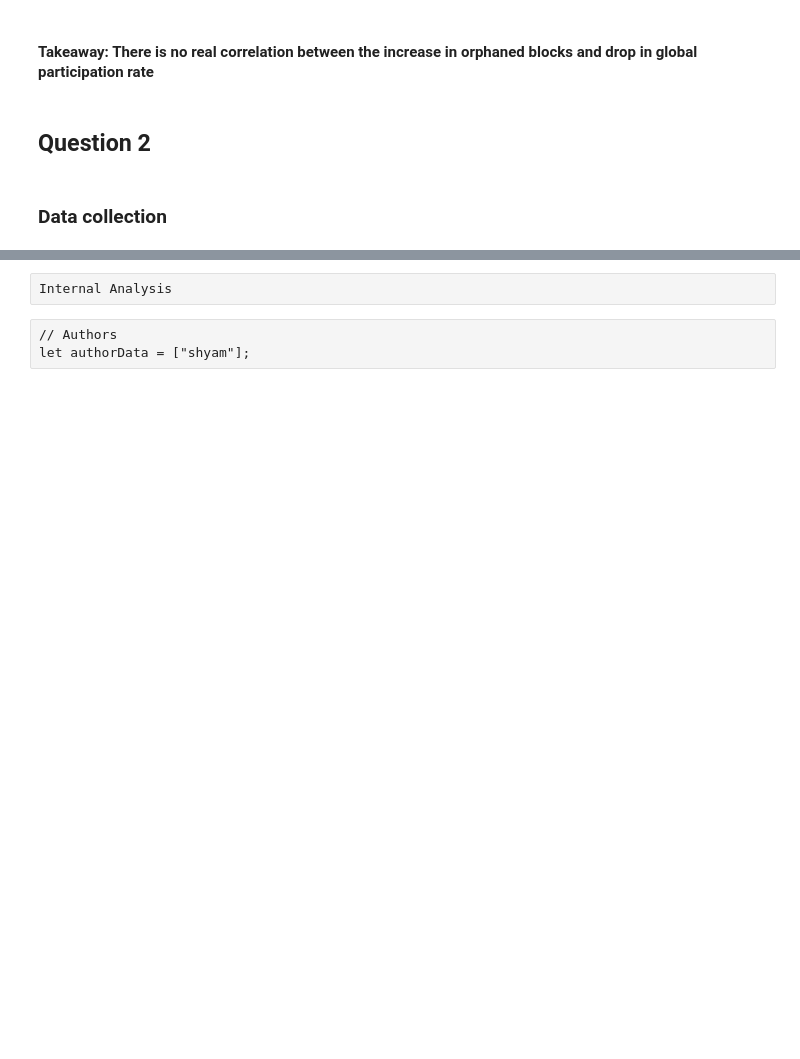
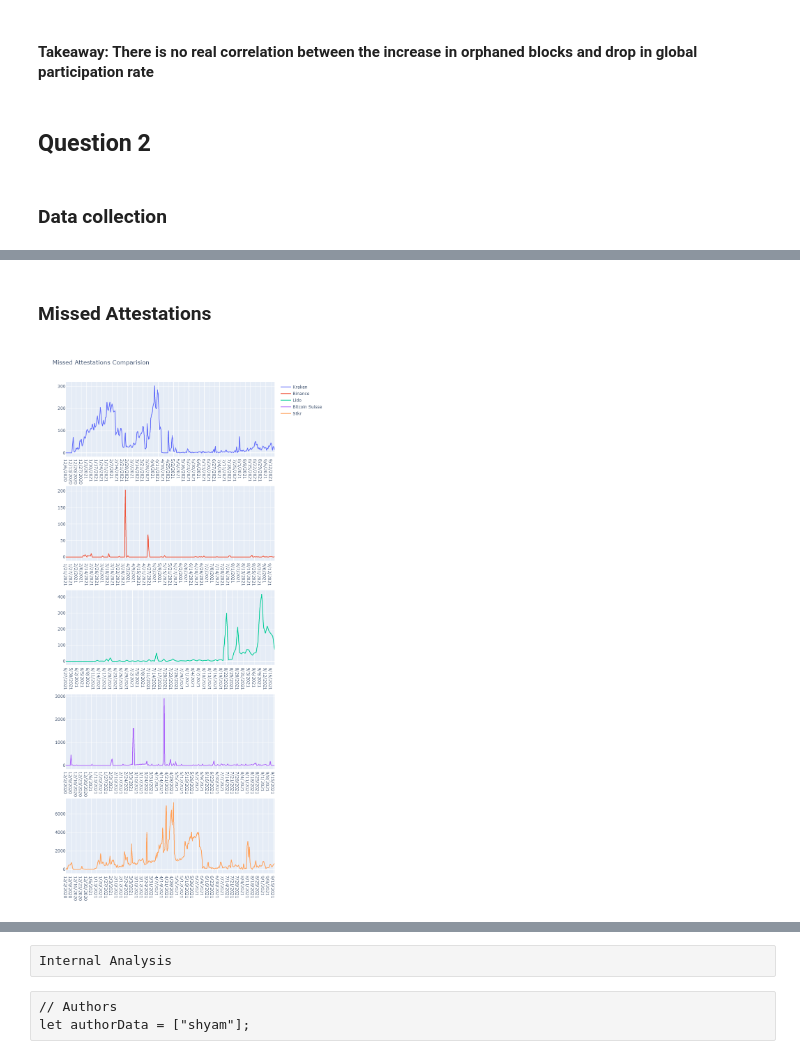
Before and after one commit to SHSR2001/beacondigest, a Jupyter notebook: notebooks/2021/09/08/Analysis_preliminary.ipynb, the cells around one changed output, grey strips where cells are left out. Saved outputs shown, nothing was run; the diff lists cells and outputs as text; code cells hidden in the pictures; blank space fills up the shorter version.

```diff
--- a/notebooks/2021/09/08/Analysis_preliminary.ipynb
+++ b/notebooks/2021/09/08/Analysis_preliminary.ipynb
@@ -610,0 +596,57 @@ dtype: float64
+# %%
+lido_df = pd.read_csv ('Lido.csv')
+binance_df = pd.read_csv ('Binance.csv')
+kraken_df = pd.read_csv ('Kraken.csv')
+stkr_df = pd.read_csv ('Stkr.csv')
+bitcoin_suisse_df = pd.read_csv ('Bitcoin_suisse.csv')
+# %% [markdown]
+### Missed Attestations
+# %%
+from plotly.subplots import make_subplots
+import plotly.graph_objects as go
+
+fig = make_subplots(rows=5, cols=1)
+
+fig.append_trace(go.Scatter(
+    name = 'Kraken',
+    y=kraken_df['Missing Attestations'],
+    x=kraken_df['Date'],
+    mode = 'lines',
+), row=1, col=1)
+
+fig.append_trace(go.Scatter(
+    name = 'Binance',
+    y=binance_df['Missing Attestations'],
+    x=binance_df['Date'],
+    mode = 'lines',
+), row=2, col=1)
+
+fig.append_trace(go.Scatter(
+    name = 'Lido',
+    y=lido_df['Missing Attestations'],
+    x=lido_df['Date'],
+    mode = 'lines',
+), row=3, col=1)
+
+fig.append_trace(go.Scatter(
+    name = 'Bitcoin Suisse',
+    y=bitcoin_suisse_df['Missing Attestations'],
+    x=bitcoin_suisse_df['Date'],
+    mode = 'lines',
+), row=4, col=1)
+
+
+fig.append_trace(go.Scatter(
+    name = 'Stkr',
+    y=stkr_df['Missing Attestations'],
+    x=stkr_df['Date'],
+    mode = 'lines',
+), row=5, col=1)
+
+
+# fig.update_xaxes(range=[0.2, 1.05])
+
+fig.update_layout(height=1600, width=800, title_text="Missed Attestations Comparision")
+fig.show()
+# %% [output]
+[figure, added]
```
Also changed, not shown: parts of 22 cells of this notebook.
